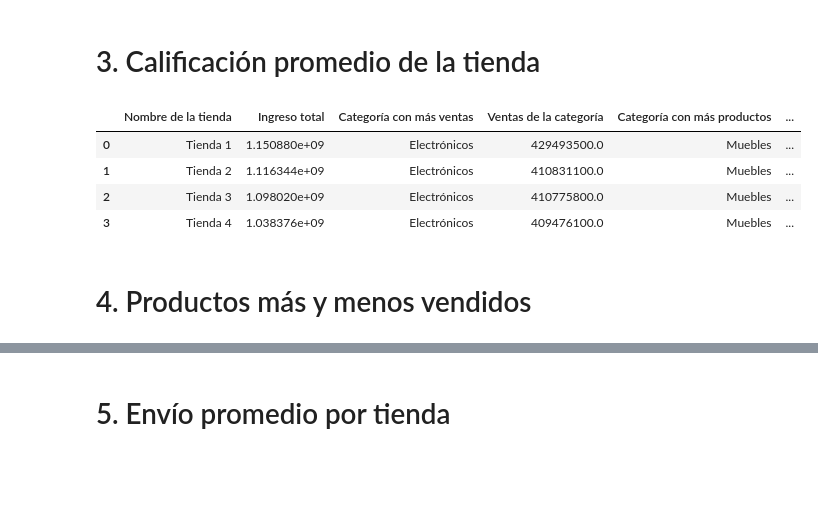
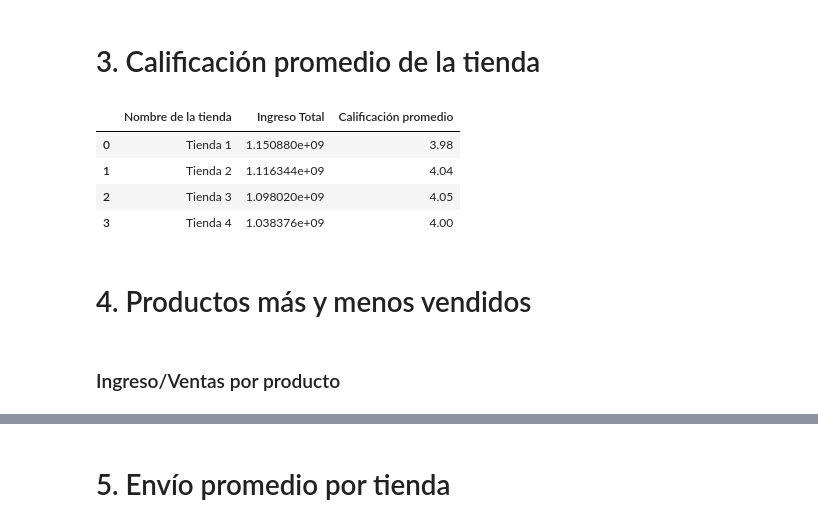
Before and after one commit to BjorkMagno/Portafolio, a Jupyter notebook: challenge-para-decidir-venta/AluraStoreLatam.ipynb, the cells around one changed output, grey strips where cells are left out. Cells and saved outputs as stored; diff of their text form; code cells hidden in the pictures; blank space fills up the shorter version.

Commit message:
Optimización y mejoramiento de los nombres de funciones.

```diff
--- a/challenge-para-decidir-venta/AluraStoreLatam.ipynb
+++ b/challenge-para-decidir-venta/AluraStoreLatam.ipynb
@@ -48,9 +32,15 @@ mostarDatos(tienda)
 # 0. Creación de tabla para recopilar datos.
 # %%
 diccionarioDatos = {'Nombre de la tienda': ['Tienda 1','Tienda 2','Tienda 3','Tienda 4']}
+tiendas = [tienda, tienda2, tienda3, tienda4]
 
-tablaDatosPorCategoría = pd.DataFrame(diccionarioDatos)
-tablaDatosPorProducto = pd.DataFrame(diccionarioDatos)
+# Tabla de datos por Categoria: nameMax/minIVCategoría max/minIngresoVentas/Venta, ventas/ingresoVentasDelMax/Min, max/minVentas/IngresoVentas
+tablaDatosCategoria = pd.DataFrame(diccionarioDatos)
+
+# Tabla de datos por Producto: nameMax/minIVCategoría max/minIngresoVentas/Venta, ventas/ingresoVentasDelMax/Min, max/minVentas/IngresoVentas
+tablaDatosProducto = pd.DataFrame(diccionarioDatos)
+
+# Tabla de datos generales: Ingreso Total, Calificacion Promedio, Costo de envio Promedio
 tablaDatos = pd.DataFrame(diccionarioDatos)
 # %% [markdown]
 #1. Análisis de facturación
@@ -58,6 +48,6 @@ tablaDatos = pd.DataFrame(diccionarioDatos)
 def ingresoTotal (tienda):
     return tienda['Precio'].sum()
 # %%
-tablaDatos['Ingreso total'] = [ingresoTotal(tienda),ingresoTotal(tienda2),ingresoTotal(tienda3),ingresoTotal(tienda4)]
+tablaDatos['Ingreso Total'] = [ingresoTotal(tienda) for tienda in tiendas]
 tablaDatos
 # %% [output]
@@ -132,6 +116,0 @@ tablaDeProductos
-# %%
-# Añade la Categoria con mas ventas de cada tienda y las ventas obtenidas.
-tablaDatos['Categoría con más ventas'] = [nameCategoriaMaxVenta(tienda),nameCategoriaMaxVenta(tienda2),nameCategoriaMaxVenta(tienda3),nameCategoriaMaxVenta(tienda4)]
-tablaDatos['Ventas de la categoría'] = [maxVentasPorCategoria(tienda),maxVentasPorCategoria(tienda2),maxVentasPorCategoria(tienda3),maxVentasPorCategoria(tienda4)]
-
-tablaDatos
@@ -144,6 +116,0 @@ tablaDatos
-# %%
-# Añade la Categoria con más productos vendidos de cada tienda y las cantidades obtenidas.
-tablaDatos['Categoría con más productos'] = [nameProductoMaxCantidad(tienda),nameProductoMaxCantidad(tienda2),nameProductoMaxCantidad(tienda3),nameProductoMaxCantidad(tienda4)]
-tablaDatos['Productos de la categoría'] = [maxCantidadDeProductos(tienda),maxCantidadDeProductos(tienda2),maxCantidadDeProductos(tienda3),maxCantidadDeProductos(tienda4)]
-
-tablaDatos
@@ -160,14 +139,16 @@ tablaDatos
 def mediaCalificacion (tienda):
     return round(tienda['Calificación'].mean(),2)
 # %%
-tablaDatos['Calificación promedio'] = [mediaCalificacion(tienda),mediaCalificacion(tienda2),mediaCalificacion(tienda3),mediaCalificacion(tienda4)]
+tablaDatos['Calificación promedio'] = [mediaCalificacion(tienda) for tienda in tiendas]
 tablaDatos
 # %% [output]
-|  | Nombre de la tienda | Ingreso total | Categoría con más ventas | Ventas de la categoría | Categoría con más productos | ... |
-| 0 | Tienda 1 | 1.150880e+09 | Electrónicos | 429493500.0 | Muebles | ... |
-| 1 | Tienda 2 | 1.116344e+09 | Electrónicos | 410831100.0 | Muebles | ... |
-| 2 | Tienda 3 | 1.098020e+09 | Electrónicos | 410775800.0 | Muebles | ... |
-| 3 | Tienda 4 | 1.038376e+09 | Electrónicos | 409476100.0 | Muebles | ... |
+|  | Nombre de la tienda | Ingreso Total | Calificación promedio |
+| 0 | Tienda 1 | 1.150880e+09 | 3.98 |
+| 1 | Tienda 2 | 1.116344e+09 | 4.04 |
+| 2 | Tienda 3 | 1.098020e+09 | 4.05 |
+| 3 | Tienda 4 | 1.038376e+09 | 4.00 |
 # %% [markdown]
 # 4. Productos más y menos vendidos
+# %% [markdown]
+### Ingreso/Ventas por producto
 # %%
```
Also changed, not shown: parts of 57 cells of this notebook.
